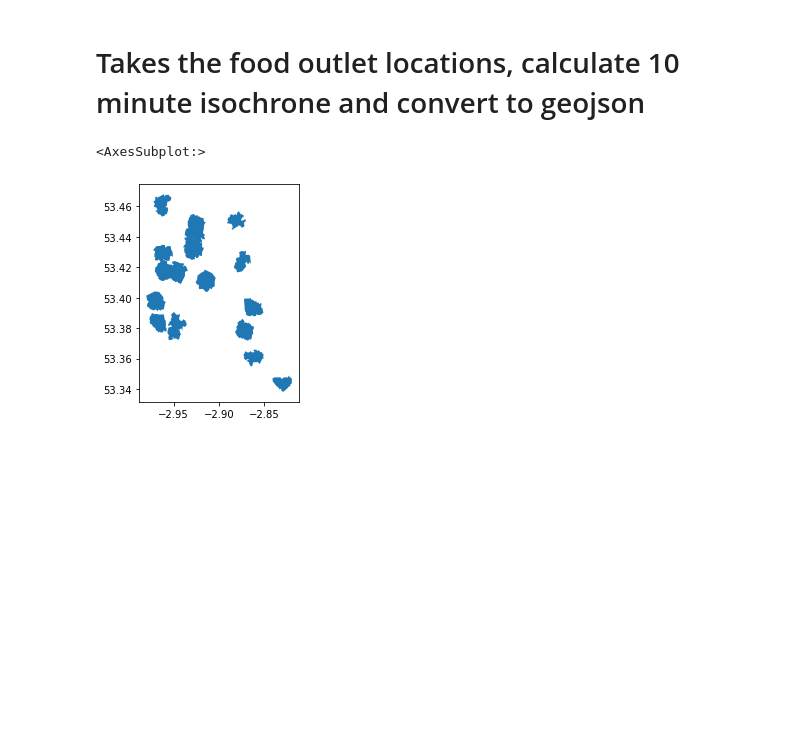
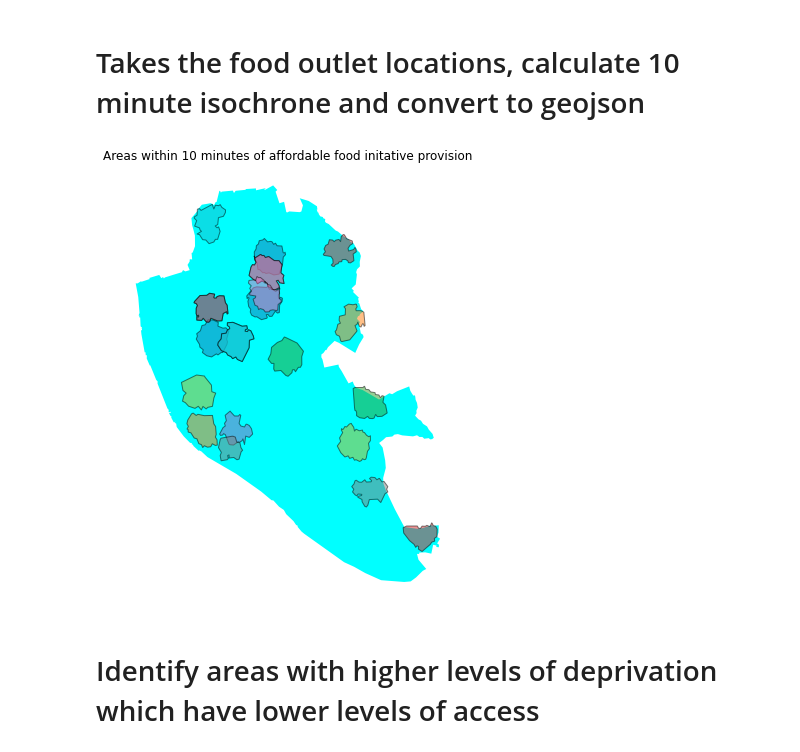
Before and after one commit to johnardavies/City_map, a Jupyter notebook: map_data_processing/Further_analysis.ipynb, the cells around one changed output. Drawn from its saved outputs; the diff is of its cells as text; code cells hidden in the pictures; blank space fills up the shorter version.

Commit message:
added initial analysis of the extent to which lower income areas are near affordable food initatives

```diff
--- a/map_data_processing/Further_analysis.ipynb
+++ b/map_data_processing/Further_analysis.ipynb
@@ -24,5 +28,10 @@ from time import time
 # %% [markdown]
 # Takes the food outlet locations, calculate 10 minute isochrone and convert to geojson
+# %%
+## Reads in the Liverpool boundary file
+filename='Data/Out/Liverpool_boundary.geojson'
+file = open(filename)
+Liverpool_boundary = gpd.read_file(file)
 # %%
 filename = "Data/Out/Affordable_food_iniatives.geojson"
 
@@ -61,11 +70,13 @@ travel_distances = gpd.GeoDataFrame.from_features(travel_distances["features"])
 # %%
 # Set projection
 travel_distances= travel_distances.set_crs("EPSG:4326")
-# %%
-# Check it plots
-travel_distances.plot()
-# %% [output]
-<AxesSubplot:>
-[figure, removed]
+# %%
+# Check it plots
+ax =  Liverpool_boundary.plot(color='cyan', figsize=(6,13))
+ax.axis('off') # Turns off the axis
+plt.title("Areas within 10 minutes of affordable food initative provision")
+travel_distances.plot(alpha=0.5, edgecolor='k', cmap='tab10',ax=ax);
+# %% [output]
+[figure, added]
 # %%
 # Export
@@ -73 +84,3 @@ with open('/notebooks/Isochrone.geojson', 'w') as f:
    dump(travel_distances, f)
+# %% [markdown]
+# Identify areas with higher levels of deprivation which have lower levels of access
```
Also changed, not shown: parts of 11 cells of this notebook.
